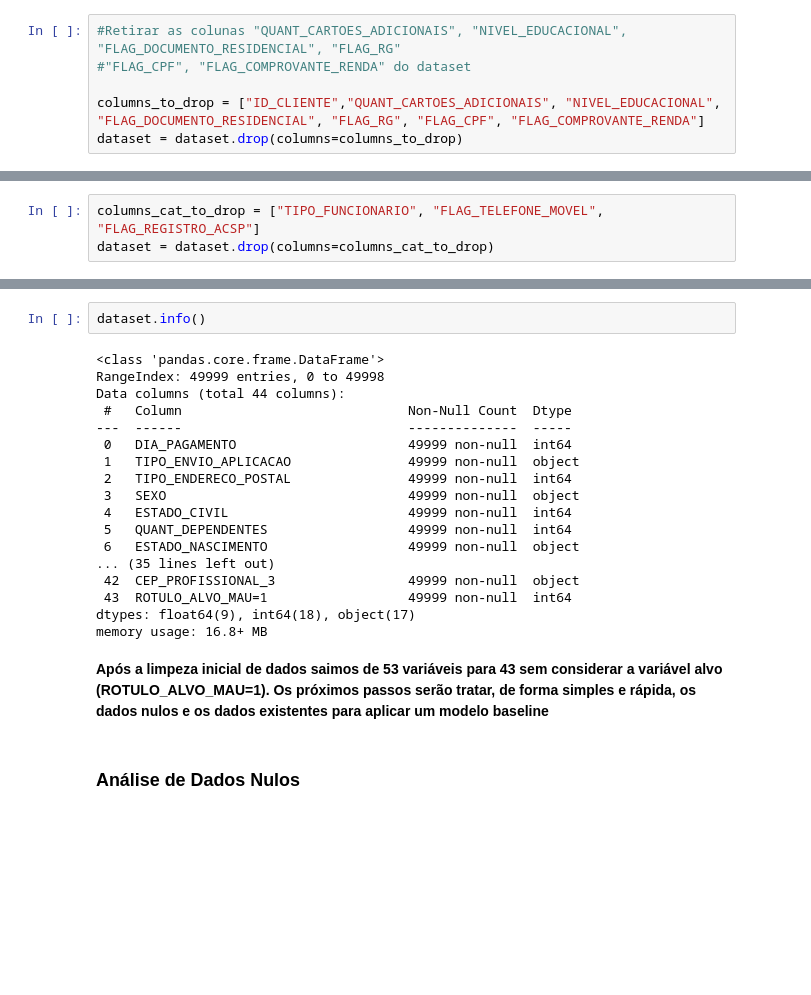
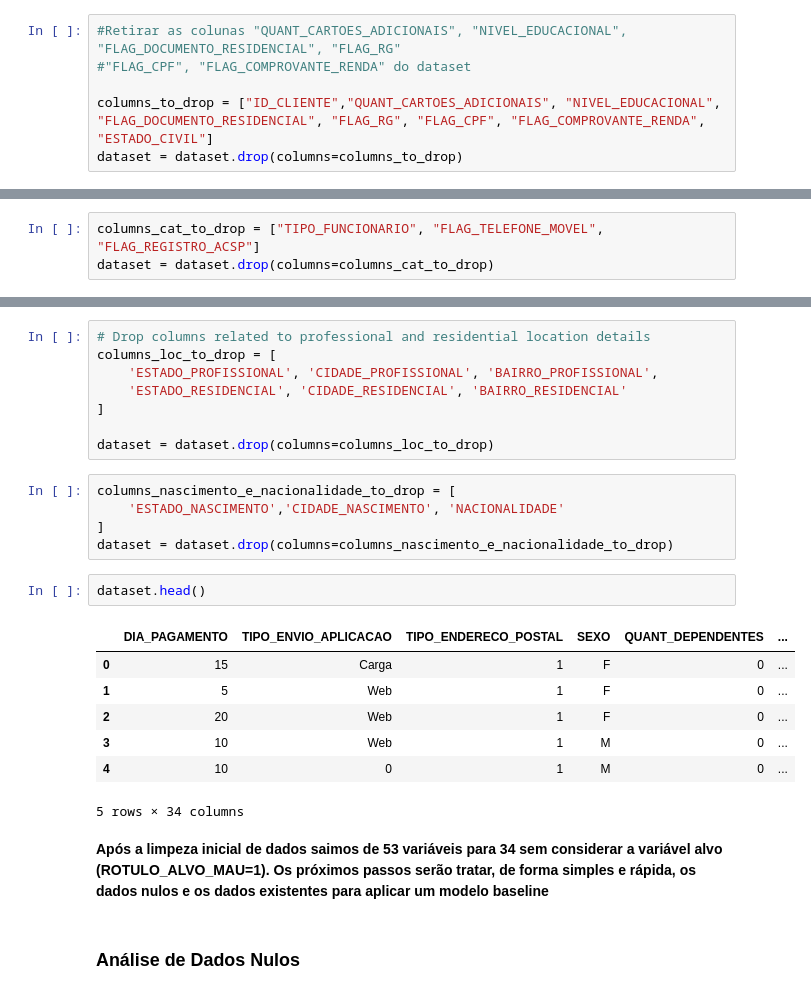
Before and after one commit to luzgui1/ds_mba, a Jupyter notebook: Feature_Engeneering/projeto_integrado.ipynb, the cells around one changed output, grey strips where cells are left out. Saved outputs shown, nothing was run; the diff lists cells and outputs as text; blank space fills up the shorter version.

```diff
--- a/Feature_Engeneering/projeto_integrado.ipynb
+++ b/Feature_Engeneering/projeto_integrado.ipynb
@@ -167,7 +169,7 @@ Outras colunas como ID_CLIENTE, não agregam nada ao modelo e também será desc
 #Retirar as colunas "QUANT_CARTOES_ADICIONAIS", "NIVEL_EDUCACIONAL", "FLAG_DOCUMENTO_RESIDENCIAL", "FLAG_RG"
 #"FLAG_CPF", "FLAG_COMPROVANTE_RENDA" do dataset
 
-columns_to_drop = ["ID_CLIENTE","QUANT_CARTOES_ADICIONAIS", "NIVEL_EDUCACIONAL", "FLAG_DOCUMENTO_RESIDENCIAL", "FLAG_RG", "FLAG_CPF", "FLAG_COMPROVANTE_RENDA"]
+columns_to_drop = ["ID_CLIENTE","QUANT_CARTOES_ADICIONAIS", "NIVEL_EDUCACIONAL", "FLAG_DOCUMENTO_RESIDENCIAL", "FLAG_RG", "FLAG_CPF", "FLAG_COMPROVANTE_RENDA", "ESTADO_CIVIL"]
 dataset = dataset.drop(columns=columns_to_drop)
 # %%
 # Analisar quantos valores distintos existem para as colunas categoricas
@@ -207,25 +262,28 @@ dataset = dataset.drop(columns=columns_cat_to_drop)
+# %%
+# Drop columns related to professional and residential location details
+columns_loc_to_drop = [
+    'ESTADO_PROFISSIONAL', 'CIDADE_PROFISSIONAL', 'BAIRRO_PROFISSIONAL',
+    'ESTADO_RESIDENCIAL', 'CIDADE_RESIDENCIAL', 'BAIRRO_RESIDENCIAL'
+]
+
+dataset = dataset.drop(columns=columns_loc_to_drop)
+# %%
+columns_nascimento_e_nacionalidade_to_drop = [
+    'ESTADO_NASCIMENTO','CIDADE_NASCIMENTO', 'NACIONALIDADE'
+]
+dataset = dataset.drop(columns=columns_nascimento_e_nacionalidade_to_drop)
 # %%
-dataset.info()
+dataset.head()
 # %% [output]
+|  | DIA_PAGAMENTO | TIPO_ENVIO_APLICACAO | TIPO_ENDERECO_POSTAL | SEXO | QUANT_DEPENDENTES | ... |
+| 0 | 15 | Carga | 1 | F | 0 | ... |
+| 1 | 5 | Web | 1 | F | 0 | ... |
+| 2 | 20 | Web | 1 | F | 0 | ... |
+| 3 | 10 | Web | 1 | M | 0 | ... |
+| 4 | 10 | 0 | 1 | M | 0 | ... |
-<class 'pandas.core.frame.DataFrame'>
-RangeIndex: 49999 entries, 0 to 49998
-Data columns (total 44 columns):
- #   Column                             Non-Null Count  Dtype
----  ------                             --------------  -----
- 0   DIA_PAGAMENTO                      49999 non-null  int64
- 1   TIPO_ENVIO_APLICACAO               49999 non-null  object
- 2   TIPO_ENDERECO_POSTAL               49999 non-null  int64
- 3   SEXO                               49999 non-null  object
- 4   ESTADO_CIVIL                       49999 non-null  int64
- 5   QUANT_DEPENDENTES                  49999 non-null  int64
- 6   ESTADO_NASCIMENTO                  49999 non-null  object
-... (35 lines left out)
- 42  CEP_PROFISSIONAL_3                 49999 non-null  object
- 43  ROTULO_ALVO_MAU=1                  49999 non-null  int64
-dtypes: float64(9), int64(18), object(17)
-memory usage: 16.8+ MB
+5 rows × 34 columns
 # %% [markdown]
-**Após a limpeza inicial de dados saimos de 53 variáveis para 43 sem considerar a variável alvo (ROTULO_ALVO_MAU=1). Os próximos passos serão tratar, de forma simples e rápida, os dados nulos e os dados existentes para aplicar um modelo baseline**
+**Após a limpeza inicial de dados saimos de 53 variáveis para 34 sem considerar a variável alvo (ROTULO_ALVO_MAU=1). Os próximos passos serão tratar, de forma simples e rápida, os dados nulos e os dados existentes para aplicar um modelo baseline**
 # %% [markdown]
 ### **Análise de Dados Nulos**
 # %%
```
Also changed, not shown: parts of 27 cells of this notebook, 1 other file.
